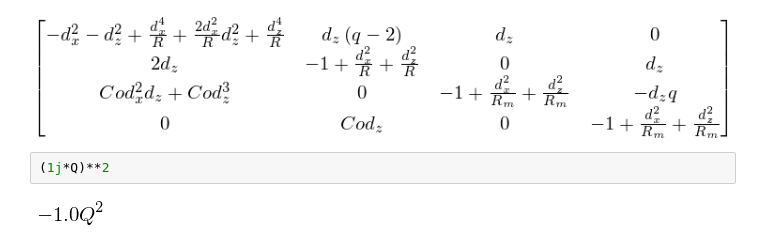
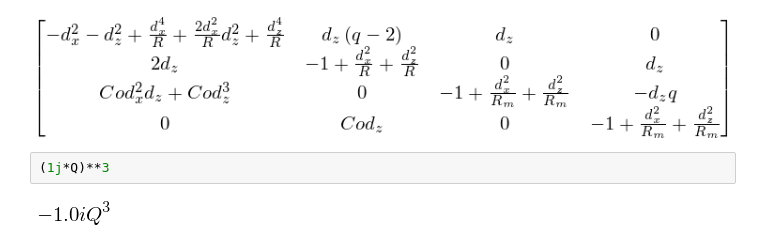
Before and after one commit to jsoishi/weakly_nonlinear_mri, a Jupyter notebook: python/adjoint solution.ipynb, the cells around one changed output. Cells and saved outputs as stored; diff of their text form.

```diff
--- a/python/adjoint solution.ipynb
+++ b/python/adjoint solution.ipynb
@@ -541,6 +541,6 @@ Gtwiddle = -G*dz - L3*dz**3
 # %% [output]
 [figure]
 # %%
-(1j*Q)**2
+(1j*Q)**3
 # %% [output]
-[figure, old version]
+[figure, new version]
```
Also changed, not shown: 1 other file.
